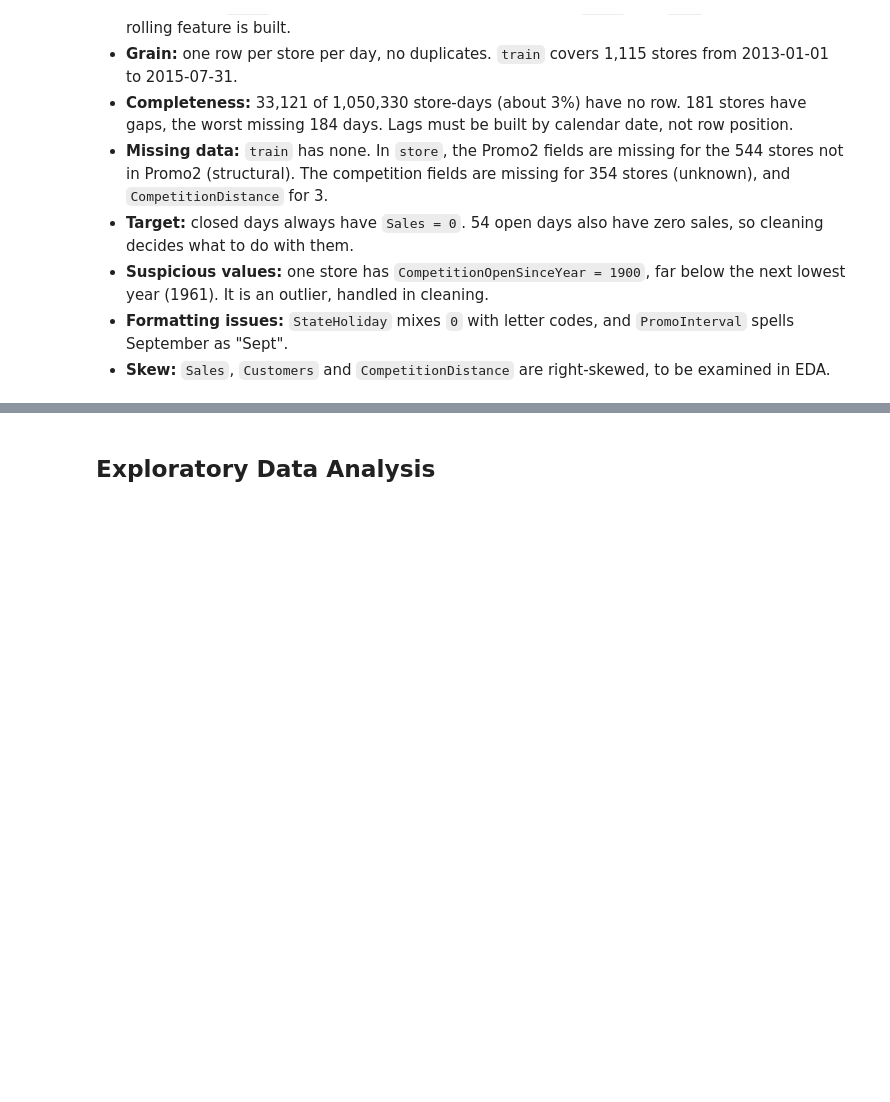
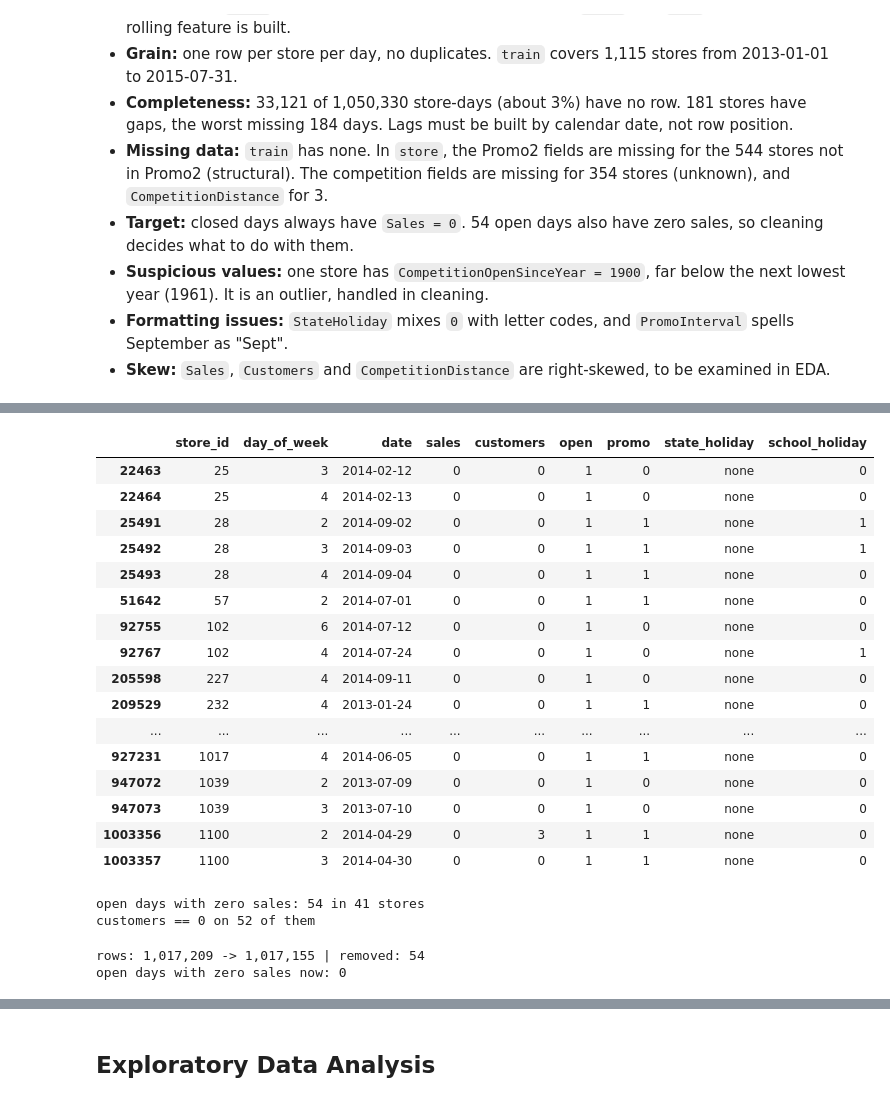
Before and after one commit to rimvelvet31/rossmann-retail-demand-forecasting, a Jupyter notebook: notebooks/notebook.ipynb, the cells around one changed output, grey strips where cells are left out. Saved outputs shown, nothing was run; the diff lists cells and outputs as text; code cells hidden in the pictures; blank space fills up the shorter version.

Commit message:
feat: add data cleaning and merge to notebook
Cleaning log with 12 fixes, validation checks, and a checked
store-to-train merge (1,017,155 rows x 16 columns).

```diff
--- a/notebooks/notebook.ipynb
+++ b/notebooks/notebook.ipynb
@@ -374,0 +486,17 @@ pd.crosstab(
+# %%
+HOLIDAY_LABELS = {
+    "0": "none",
+    "a": "public",
+    "b": "easter",
+    "c": "christmas"
+}
+
+train_clean = recode_categories(train_clean, "state_holiday", HOLIDAY_LABELS)
+
+log_fix(
+    issue="`StateHoliday` mixes `0` with the letter codes a, b, and c",
+    fix="Recoded to readable labels: none, public, easter, christmas",
+    why="Clear labels in plots and features, with no number next to letters",
+)
+
+print(train_clean["state_holiday"].value_counts(), "\n")
@@ -374,0 +566,21 @@ pd.crosstab(
+# %%
+def sort_rows(df, by):
+    """Return a copy of df sorted by the columns in `by` (oldest first), with a fresh row index.
+
+    Safe to re-run: sorting already-sorted data changes nothing.
+    """
+    return df.sort_values(by).reset_index(drop=True)
+# %%
+SORT_KEYS = ["store_id", "date"]
+
+train_clean = sort_rows(train_clean, SORT_KEYS)
+
+log_fix(
+    issue="`train` is sorted newest first",
+    fix="Sorted by `store_id` and `date`, oldest first, and reset the row index",
+    why="Rolling features need each store's days in time order, and the row order is the same on every run",
+)
+
+display(train_clean[["store_id", "date", "sales"]].head(3))
+display(train_clean[["store_id", "date", "sales"]].tail(3))
+print(f"rows: {len(train_clean):,}")
@@ -374,0 +775,26 @@ pd.crosstab(
+# %%
+zero_open = (train_clean["open"] == 1) & (train_clean["sales"] == 0)
+
+display(train_clean[zero_open])
+print(f"open days with zero sales: {zero_open.sum()} in {train_clean.loc[zero_open, 'store_id'].nunique()} stores")
+print(f"customers == 0 on {(train_clean.loc[zero_open, 'customers'] == 0).sum()} of them")
+# %% [output]
+|  | store_id | day_of_week | date | sales | customers | open | promo | state_holiday | school_holiday |
+| 22463 | 25 | 3 | 2014-02-12 | 0 | 0 | 1 | 0 | none | 0 |
+| 22464 | 25 | 4 | 2014-02-13 | 0 | 0 | 1 | 0 | none | 0 |
+| 25491 | 28 | 2 | 2014-09-02 | 0 | 0 | 1 | 1 | none | 1 |
+| 25492 | 28 | 3 | 2014-09-03 | 0 | 0 | 1 | 1 | none | 1 |
+| 25493 | 28 | 4 | 2014-09-04 | 0 | 0 | 1 | 1 | none | 0 |
+| 51642 | 57 | 2 | 2014-07-01 | 0 | 0 | 1 | 1 | none | 0 |
+| 92755 | 102 | 6 | 2014-07-12 | 0 | 0 | 1 | 0 | none | 0 |
+| 92767 | 102 | 4 | 2014-07-24 | 0 | 0 | 1 | 0 | none | 1 |
+| 205598 | 227 | 4 | 2014-09-11 | 0 | 0 | 1 | 0 | none | 0 |
+| 209529 | 232 | 4 | 2013-01-24 | 0 | 0 | 1 | 1 | none | 0 |
+| ... | ... | ... | ... | ... | ... | ... | ... | ... | ... |
+| 927231 | 1017 | 4 | 2014-06-05 | 0 | 0 | 1 | 1 | none | 0 |
+| 947072 | 1039 | 2 | 2013-07-09 | 0 | 0 | 1 | 0 | none | 0 |
+| 947073 | 1039 | 3 | 2013-07-10 | 0 | 0 | 1 | 0 | none | 0 |
+| 1003356 | 1100 | 2 | 2014-04-29 | 0 | 3 | 1 | 1 | none | 0 |
+| 1003357 | 1100 | 3 | 2014-04-30 | 0 | 0 | 1 | 1 | none | 0 |
+open days with zero sales: 54 in 41 stores
+customers == 0 on 52 of them
@@ -374,0 +812,15 @@ pd.crosstab(
+# %%
+rows_before = len(train_clean)
+train_clean = drop_rows_where(train_clean, is_zero_sales_open_day)
+
+log_fix(
+    issue="54 open days have `Sales` = 0 (52 of them also have 0 customers)",
+    fix="Dropped the 54 rows",
+    why="Most likely an unrecorded closure or data glitch, since the same stores trade normally the weeks around it. Kept in, they would corrupt the lag features. The dates become missing values, like the gap days",
+)
+
+print(f"rows: {rows_before:,} -> {len(train_clean):,} | removed: {rows_before - len(train_clean)}")
+print(f"open days with zero sales now: {is_zero_sales_open_day(train_clean).sum()}")
+# %% [output]
+rows: 1,017,209 -> 1,017,155 | removed: 54
+open days with zero sales now: 0
```
Also changed, not shown: parts of 60 cells of this notebook.
